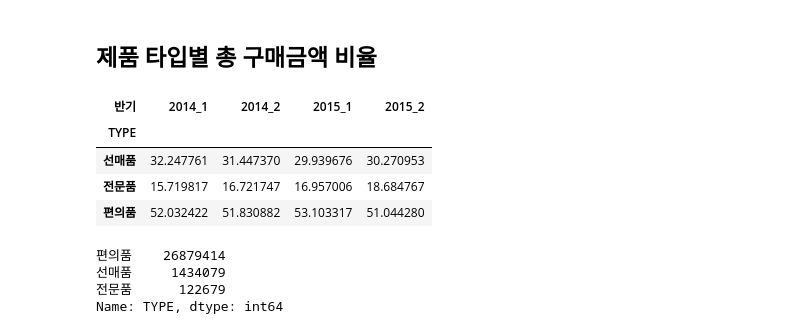
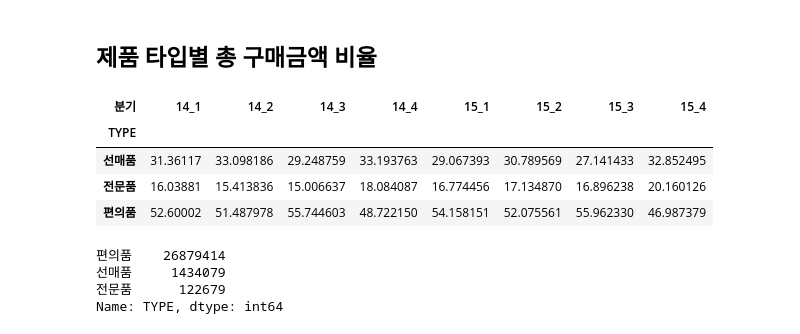
Before and after one commit to PKLH/cakd_LP, a Jupyter notebook: WorkSpace/Kim/EDA_1018.ipynb, the cells around one changed output. Drawn from its saved outputs; the diff is of its cells as text; code cells hidden in the pictures.

```diff
--- a/WorkSpace/Kim/EDA_1018.ipynb
+++ b/WorkSpace/Kim/EDA_1018.ipynb
@@ -278,15 +244,15 @@ Name: 대분류명, dtype: int64
 ## 제품 타입별 총 구매금액 비율
 # %%
 option='sum'
-pp_pv_type = pp_purprd_prodcl.pivot_table(index=['TYPE'],columns='반기',values='구매금액',aggfunc=(f'{option}'),fill_value=0)
+pp_pv_type = pp_purprd_prodcl.pivot_table(index=['TYPE'],columns='분기',values='구매금액',aggfunc=(f'{option}'),fill_value=0)
 pp_pv_type.sum(axis=0)
 pp_pv_type/pp_pv_type.sum(axis=0)*100
 # %% [output]
-| 반기 | 2014_1 | 2014_2 | 2015_1 | 2015_2 |
-| TYPE |  |  |  |  |
-| 선매품 | 32.247761 | 31.447370 | 29.939676 | 30.270953 |
-| 전문품 | 15.719817 | 16.721747 | 16.957006 | 18.684767 |
-| 편의품 | 52.032422 | 51.830882 | 53.103317 | 51.044280 |
+| 분기 | 14_1 | 14_2 | 14_3 | 14_4 | 15_1 | 15_2 | 15_3 | 15_4 |
+| TYPE |  |  |  |  |  |  |  |  |
+| 선매품 | 31.36117 | 33.098186 | 29.248759 | 33.193763 | 29.067393 | 30.789569 | 27.141433 | 32.852495 |
+| 전문품 | 16.03881 | 15.413836 | 15.006637 | 18.084087 | 16.774456 | 17.134870 | 16.896238 | 20.160126 |
+| 편의품 | 52.60002 | 51.487978 | 55.744603 | 48.722150 | 54.158151 | 52.075561 | 55.962330 | 46.987379 |
 # %%
 pp_purprd_prodcl['TYPE'].value_counts()
 # %% [output]
```
Also changed, not shown: parts of 30 cells of this notebook.
